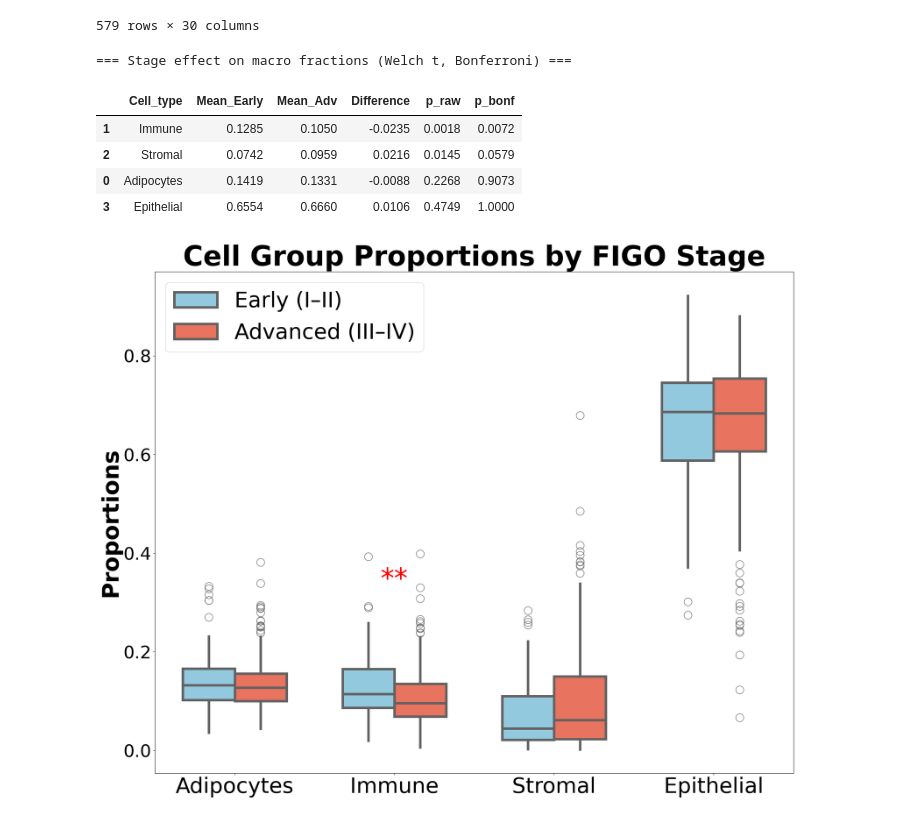
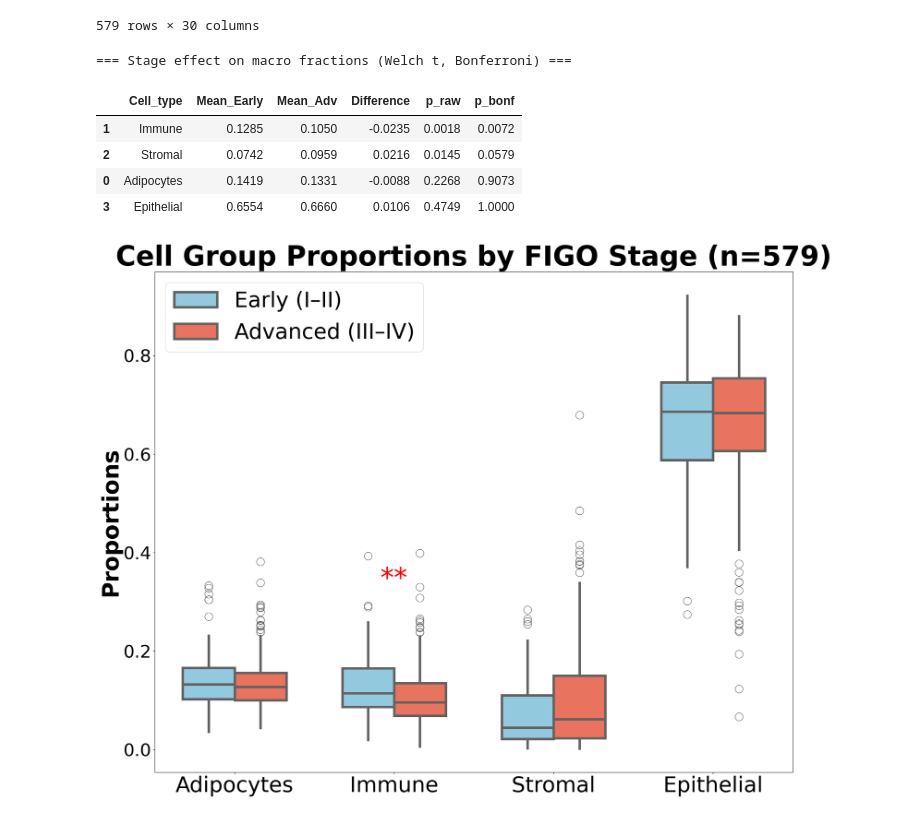
Before and after one commit to ivichadriana/HGSOC_Adipocytes, a Jupyter notebook: notebooks/analysis_proportions_vs_stage.ipynb, the cells around one changed output. Drawn from its saved outputs; the diff is of its cells as text; code cells hidden in the pictures.

```diff
--- a/notebooks/analysis_proportions_vs_stage.ipynb
+++ b/notebooks/analysis_proportions_vs_stage.ipynb
@@ -262,32 +262,32 @@ ax = sns.boxplot(
     showcaps=False,
     fliersize=16,
     linewidth=5,
 )
 
 for i, frac in enumerate(fractions):
     star = hp.p_to_star(res_stage.loc[res_stage.Cell_type == frac, "p_bonf"].values[0])
     if star:
         y_max = long_all.loc[long_all.Fraction == frac, "Prop"].max() - 0.1
         ax.text(
             i, y_max + 0.02, star, ha="center", va="bottom", color="red", fontsize=56
         )
 
 plt.ylabel("Proportions", fontsize=46, fontweight="bold")
 plt.xlabel("", fontsize=46, fontweight="bold")
 
 handles, labels = ax.get_legend_handles_labels()
 ax.legend(handles, ["Early (I–II)", "Advanced (III–IV)"], loc="best", fontsize=44)
 
-plt.title("Cell Group Proportions by FIGO Stage", fontsize=56, fontweight="bold")
+plt.title(f"Cell Group Proportions by FIGO Stage (n={df_stage.shape[0]})", fontsize=56, fontweight="bold")
 plt.xticks(fontsize=44)
 plt.yticks(fontsize=36)
 plt.tight_layout()
 plt.show()
 # %% [output]
 === Stage effect on macro fractions (Welch t, Bonferroni) ===
 |  | Cell_type | Mean_Early | Mean_Adv | Difference | p_raw | p_bonf |
 | 1 | Immune | 0.1285 | 0.1050 | -0.0235 | 0.0018 | 0.0072 |
 | 2 | Stromal | 0.0742 | 0.0959 | 0.0216 | 0.0145 | 0.0579 |
 | 0 | Adipocytes | 0.1419 | 0.1331 | -0.0088 | 0.2268 | 0.9073 |
 | 3 | Epithelial | 0.6554 | 0.6660 | 0.0106 | 0.4749 | 1.0000 |
-[figure, old version]
+[figure, new version]
```
Also changed, not shown: 5 other files.
